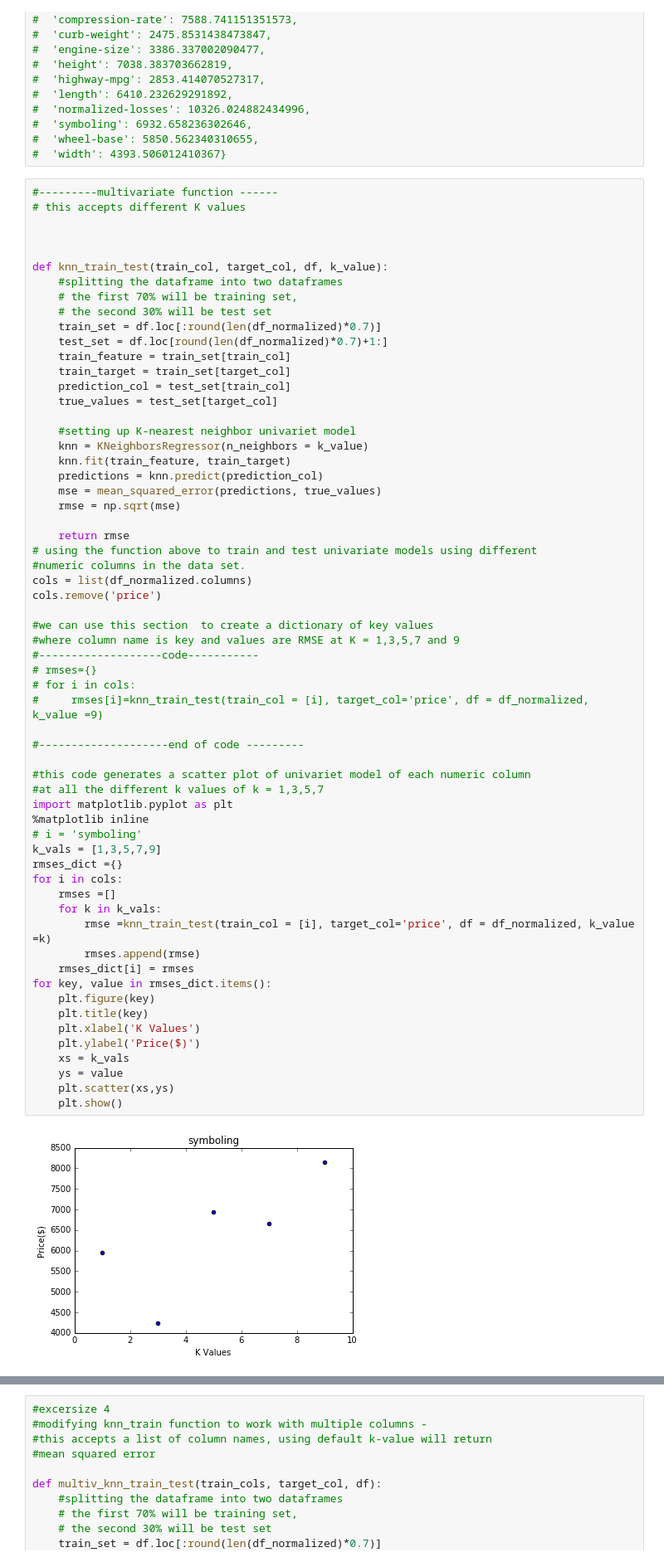
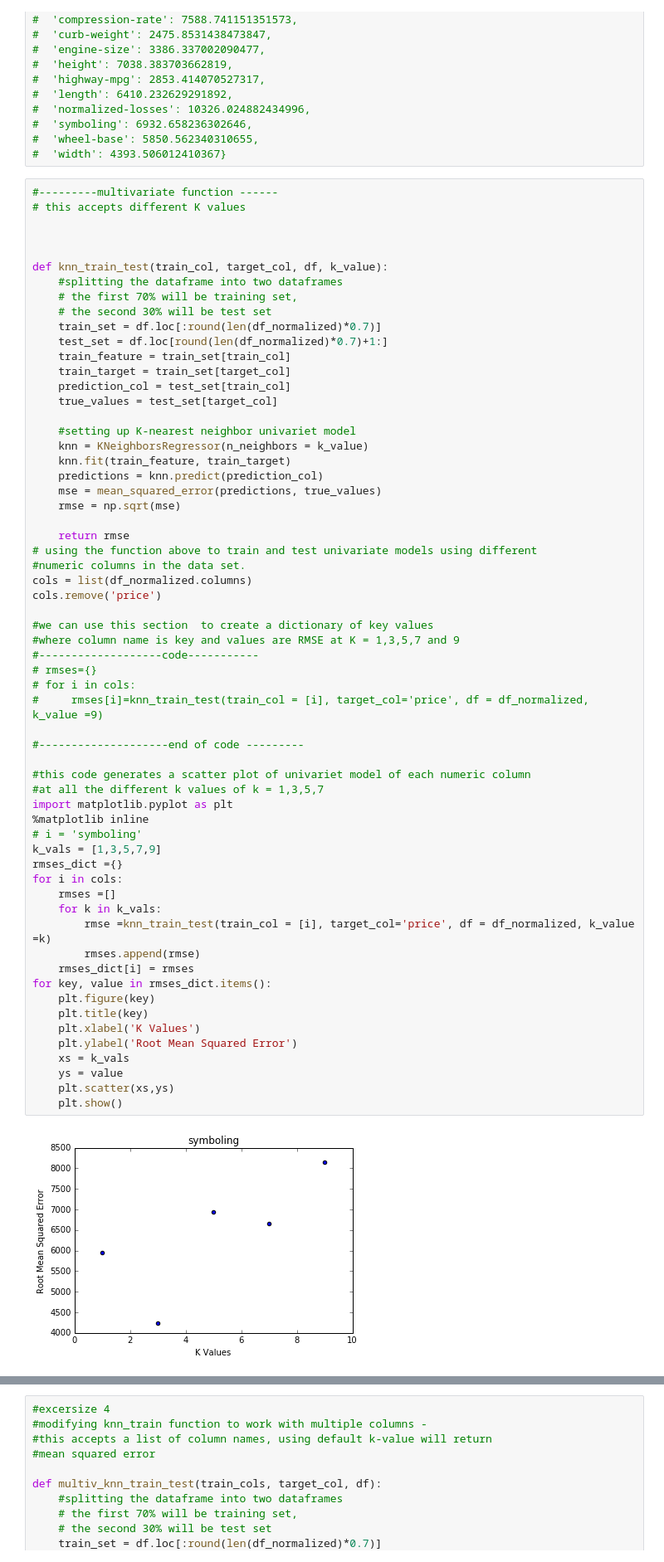
Before and after one commit to wdzarif/K-Nearest-Neighbor-prediction, a Jupyter notebook: k-nearest-neighbor.ipynb, the cells around one changed output, grey strips where cells are left out. Shown: that part at 83% size. Saved outputs shown, nothing was run; the diff lists cells and outputs as text.

```diff
--- a/k-nearest-neighbor.ipynb
+++ b/k-nearest-neighbor.ipynb
@@ -136,32 +136,32 @@ cols.remove('price')
 #where column name is key and values are RMSE at K = 1,3,5,7 and 9
 #-------------------code-----------
 # rmses={}
 # for i in cols:
 #     rmses[i]=knn_train_test(train_col = [i], target_col='price', df = df_normalized, k_value =9)
 
 #--------------------end of code ---------
 
 #this code generates a scatter plot of univariet model of each numeric column
 #at all the different k values of k = 1,3,5,7
 import matplotlib.pyplot as plt
 %matplotlib inline
 # i = 'symboling'
 k_vals = [1,3,5,7,9]
 rmses_dict ={}
 for i in cols:
     rmses =[]
     for k in k_vals:
         rmse =knn_train_test(train_col = [i], target_col='price', df = df_normalized, k_value =k)
         rmses.append(rmse)
     rmses_dict[i] = rmses
 for key, value in rmses_dict.items():
     plt.figure(key)
     plt.title(key)
     plt.xlabel('K Values')
-    plt.ylabel('Price($)')
+    plt.ylabel('Root Mean Squared Error')
     xs = k_vals
     ys = value
     plt.scatter(xs,ys)
     plt.show()
 # %% [output]
-[figure, old version]
+[figure, new version]
```
Also changed, not shown: parts of 2 cells of this notebook.
